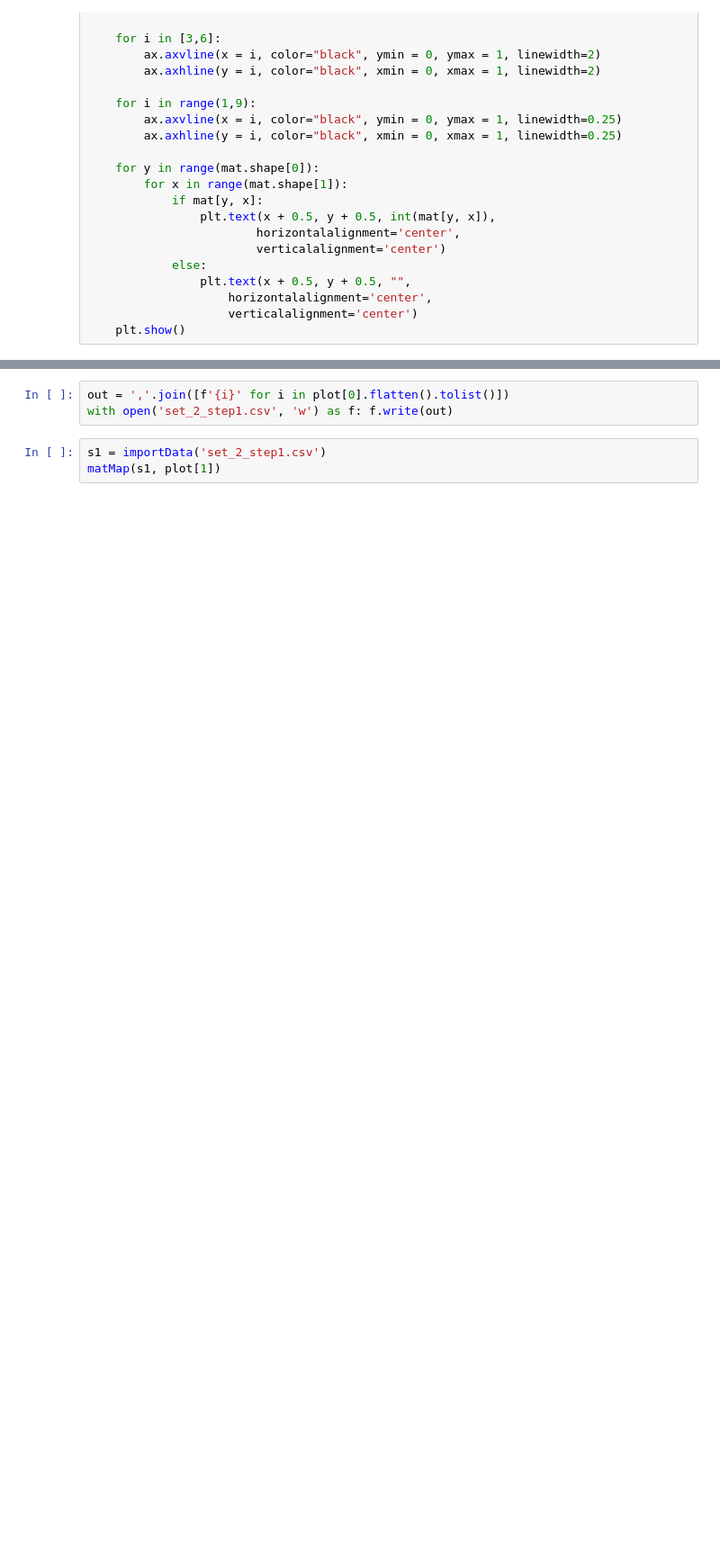
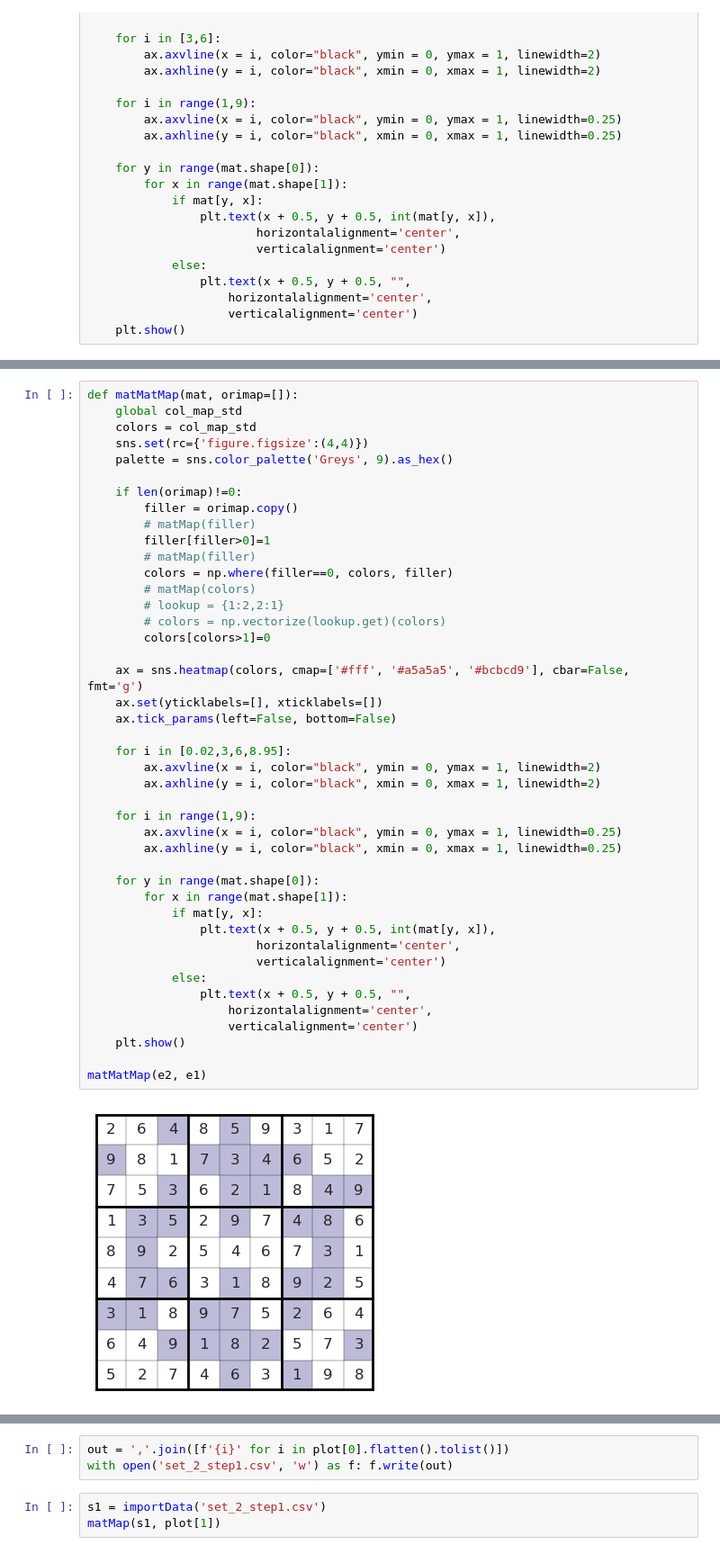
Before and after one commit to rjmat97/sudoku, a Jupyter notebook: main.ipynb, the cells around one changed output, grey strips where cells are left out. Shown at 90% size. Cells and saved outputs as stored; diff of their text form; blank space fills up the shorter version.

```diff
--- a/main.ipynb
+++ b/main.ipynb
@@ -49,0 +78,45 @@ def matMap(mat, col_map=""):
+# %%
+def matMatMap(mat, orimap=[]):
+    global col_map_std
+    colors = col_map_std
+    sns.set(rc={'figure.figsize':(4,4)})
+    palette = sns.color_palette('Greys', 9).as_hex()
+
+    if len(orimap)!=0:
+        filler = orimap.copy()
+        # matMap(filler)
+        filler[filler>0]=1
+        # matMap(filler)
+        colors = np.where(filler==0, colors, filler)
+        # matMap(colors)
+        # lookup = {1:2,2:1}
+        # colors = np.vectorize(lookup.get)(colors)
+        colors[colors>1]=0
+
+    ax = sns.heatmap(colors, cmap=['#fff', '#a5a5a5', '#bcbcd9'], cbar=False, fmt='g')
+    ax.set(yticklabels=[], xticklabels=[])
+    ax.tick_params(left=False, bottom=False)
+
+    for i in [0.02,3,6,8.95]:
+        ax.axvline(x = i, color="black", ymin = 0, ymax = 1, linewidth=2)
+        ax.axhline(y = i, color="black", xmin = 0, xmax = 1, linewidth=2)
+
+    for i in range(1,9):
+        ax.axvline(x = i, color="black", ymin = 0, ymax = 1, linewidth=0.25)
+        ax.axhline(y = i, color="black", xmin = 0, xmax = 1, linewidth=0.25)
+
+    for y in range(mat.shape[0]):
+        for x in range(mat.shape[1]):
+            if mat[y, x]:
+                plt.text(x + 0.5, y + 0.5, int(mat[y, x]),
+                        horizontalalignment='center',
+                        verticalalignment='center')
+            else:
+                plt.text(x + 0.5, y + 0.5, "",
+                    horizontalalignment='center',
+                    verticalalignment='center')
+    plt.show()
+
+matMatMap(e2, e1)
+# %% [output]
+[figure, added]
```
Also changed, not shown: parts of 31 cells of this notebook, 7 other files.
